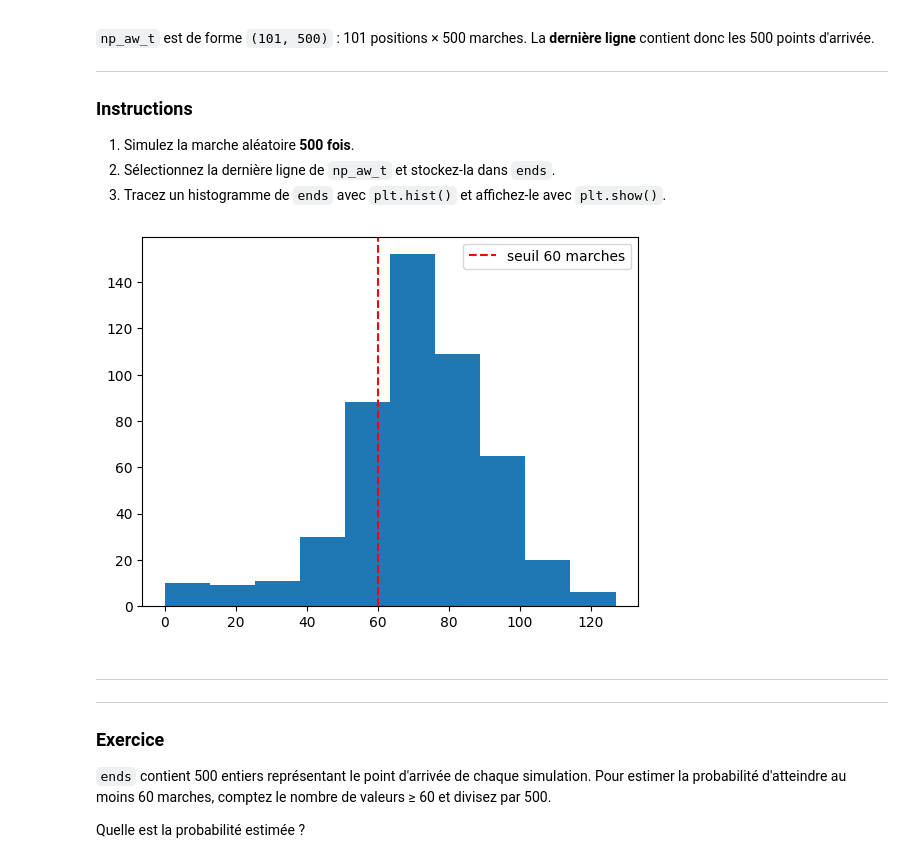
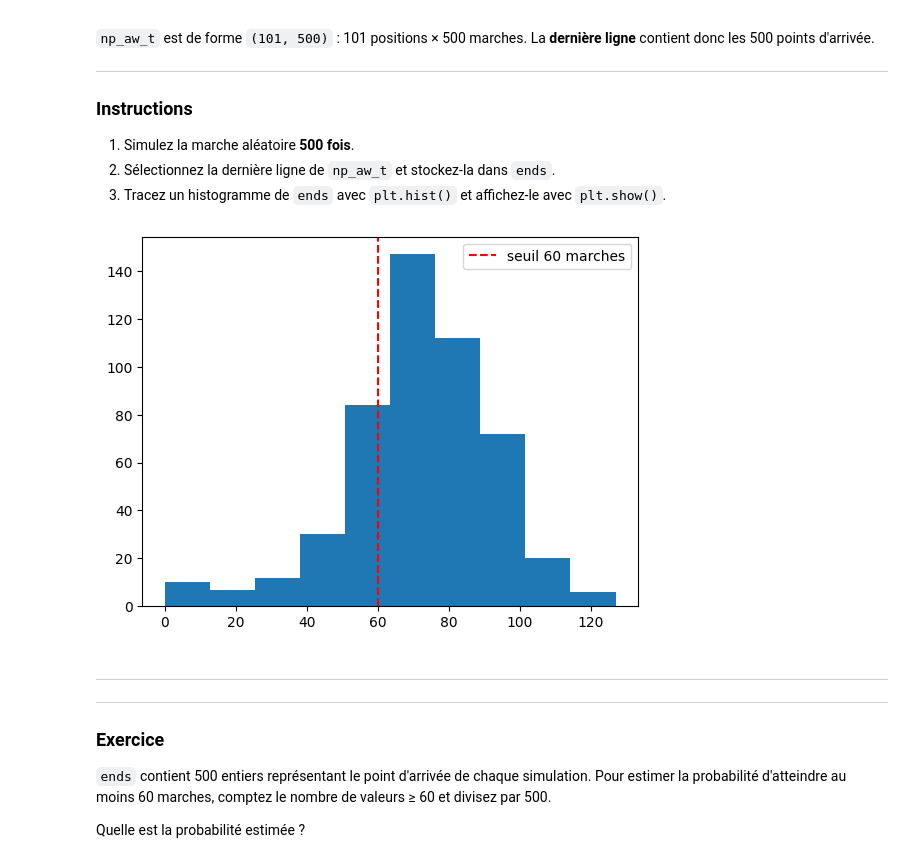
Before and after one commit to clement-boinet/upjv-python-datascience, a Jupyter notebook: td07_enonce.ipynb, the cells around one changed output. Cells and saved outputs as stored; diff of their text form; code cells hidden in the pictures.

```diff
--- a/td07_enonce.ipynb
+++ b/td07_enonce.ipynb
@@ -497,35 +497,35 @@ np.random.seed(123)
 
 # Simulate random walk 500 times
 all_walks = []
 for i in range(500) :
     random_walk = [0]
     for x in range(100) :
         step = random_walk[-1]
         dice = np.random.randint(1,7)
         if dice <= 2:
-            step = step - 1
+            step = max(0, step - 1)
         elif dice <= 5:
             step = step + 1
         else:
             step = step + np.random.randint(1,7)
         if np.random.rand() <= 0.001 :
             step = 0
         random_walk.append(step)
     all_walks.append(random_walk)
 
 # Create and plot np_aw_t
 np_aw_t = np.transpose(np.array(all_walks))
 
 # Select last row from np_aw_t: ends
 ends = np_aw_t[-1,:]
 
 # Plot histogram of ends, display plot
 plt.hist(ends)
 plt.axvline(x=60, color='red', linestyle='--', label='seuil 60 marches')
 plt.legend()
 plt.show()
 # %% [output]
-[figure, old version]
+[figure, new version]
 # %% [markdown]
 ---
 ---
```
Also changed, not shown: parts of 1 cell of this notebook.
